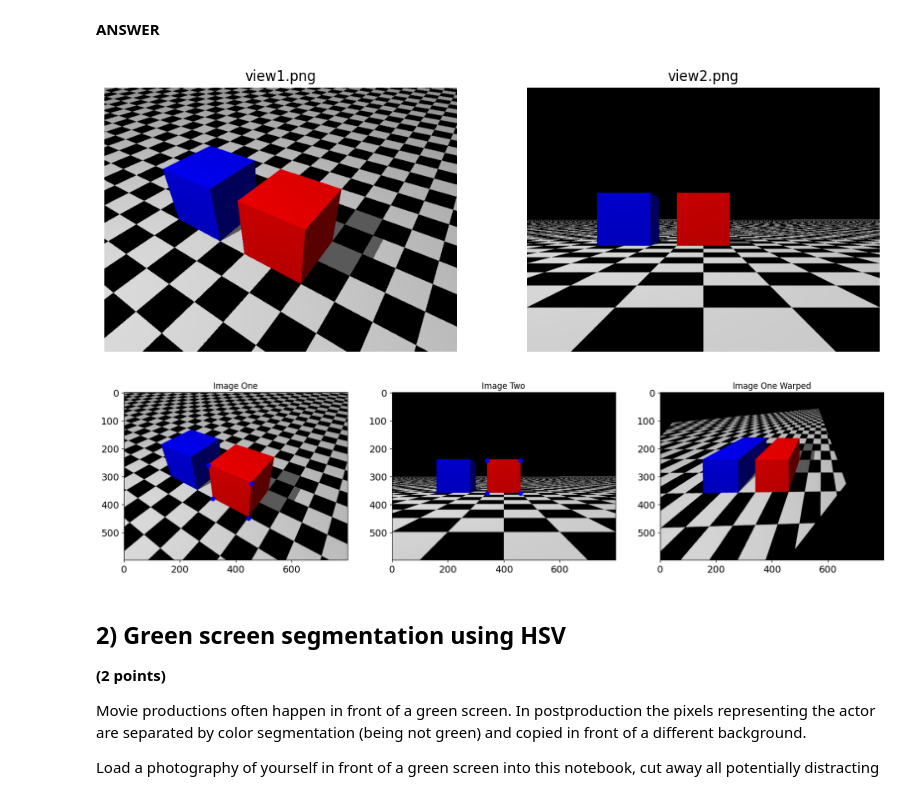
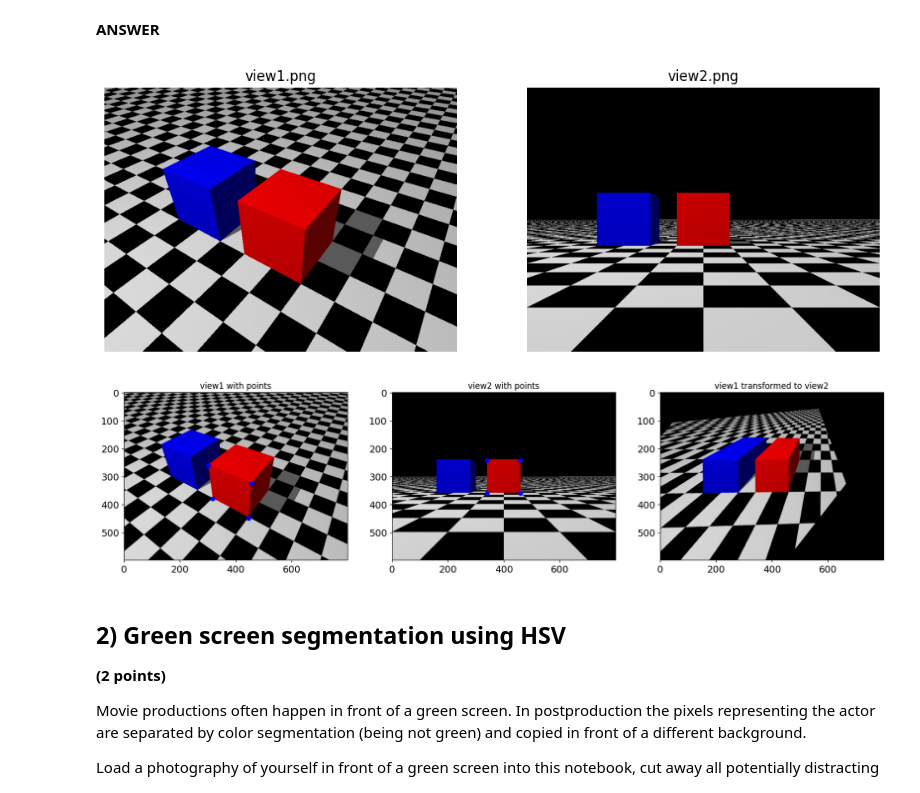
Before and after one commit to Matty-7/CS302-ComputerVision, a Jupyter notebook: CV_HW_3/Homework_3.ipynb, the cells around one changed output. Drawn from its saved outputs; the diff is of its cells as text; code cells hidden in the pictures.

```diff
--- a/CV_HW_3/Homework_3.ipynb
+++ b/CV_HW_3/Homework_3.ipynb
@@ -48,37 +48,37 @@ ax[1].axis('off')
 
 plt.show()
 
 # Using Fiji to get the pixel coordinates of the points
 pts_img1 = np.array([[302, 260],[456, 325],[317, 380],[446, 450]])
 pts_img2 = np.array([[340, 242],[460, 242],[340, 360],[460, 360]])
 
 # Find homography matrix
 H, _ = cv2.findHomography(pts_img1, pts_img2)
 
 src_temp = cv2.warpPerspective(img1, H, (img2.shape[1], img2.shape[0]))
 
 plt.figure(figsize=(20,15))
 
 plt.subplot(1,3,1)
 plt.imshow(img1)
 plt.plot(pts_img1[:,0], pts_img1[:,1], 'bo')
 plt.axis('on')
-plt.title('Image One')
+plt.title('view1 with points')
 
 plt.subplot(1,3,2)
 plt.imshow(img2)
 plt.plot(pts_img2[:,0], pts_img2[:,1], 'bo')
 plt.axis('on')
-plt.title('Image Two')
+plt.title('view2 with points')
 
 plt.subplot(1,3,3)
 plt.imshow(src_temp)
 plt.axis('on')
-plt.title('Image One Warped')
+plt.title('view1 transformed to view2')
 plt.show()
 # %% [output]
 [figure]
-[figure, old version]
+[figure, new version]
 # %% [markdown]
 ## 2) Green screen segmentation using HSV
 **(2 points)**
```
Also changed, not shown: parts of 4 cells of this notebook.
